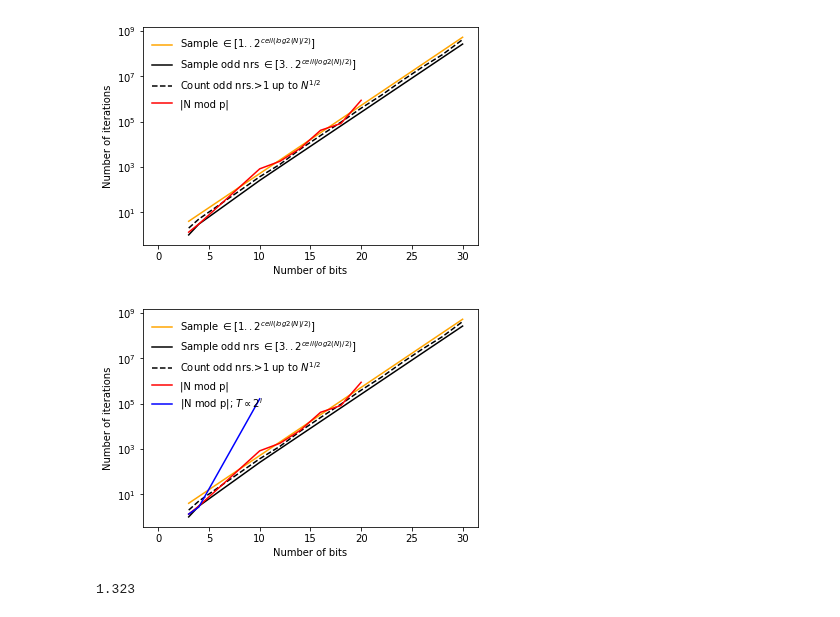
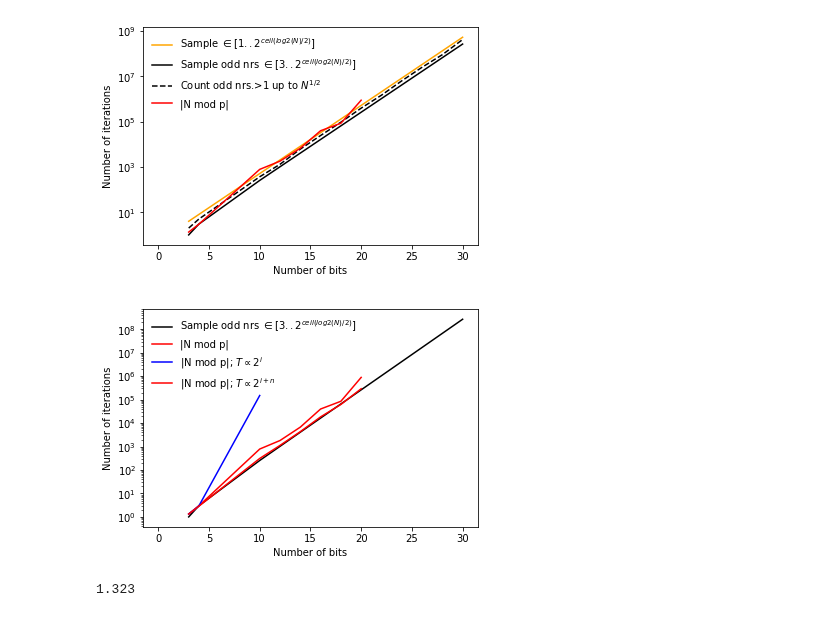
Before and after one commit to lican81/A0_DUT, a Jupyter notebook: GUI/Thomas/sandbox_prime_factorization.ipynb, the cells around one changed output. Saved outputs shown, nothing was run; the diff lists cells and outputs as text; code cells hidden in the pictures.

```diff
--- a/GUI/Thomas/sandbox_prime_factorization.ipynb
+++ b/GUI/Thomas/sandbox_prime_factorization.ipynb
@@ -106,7 +106,7 @@ def E_fun_mod_N(x,y,N):
 
 @nb.jit(nopython=True)
 def E_fun(x,y,N,E_fun_type):
-    if (E_fun_type==0) or (E_fun_type==1):
+    if (E_fun_type==0) or (E_fun_type==1) or (E_fun_type==2):
         return E_fun_mod_N(x,y,N)
     else:
         raise Exception("Function type for E_fun not yet implemented")
@@ -118,6 +118,8 @@ def temp_scaling(T0,T_base,bit_pos,n,E_fun_type):
         return T0 * T_base**(n)#work in float numbers to avoid overflow
     elif E_fun_type==1:
         return T0 * T_base**(bit_pos)#work in float numbers to avoid overflow
+    elif E_fun_type==2:
+        return T0 * T_base**(bit_pos+n)#work in float numbers to avoid overflow
     else:
         raise Exception("Function type for E_fun not yet implemented")
         return 0
@@ -449,0 +452,10 @@ Elapsed (after compilation) = 18.4529998302
+# %%
+# NOW THE FUNCTION IS COMPILED, RE-TIME IT EXECUTING FROM CACHE
+start = time.time()
+data_arr_Eft2=perform_prime_factorization(problem_and_sol_arr,num_runs = 1000,
+                                     max_iter = None,N_cases=8, #problem_and_sol_arr.shape[0]
+                                    E_fun_type=2)
+end = time.time()
+print("Elapsed (after compilation) = %s" % (end - start))
+
+#N_cases=9; up to n bits = 22: Failed calculations:  0; Elapsed (after compilation) = 470.773000002
@@ -498,21 +529,22 @@ plt.show()
 # %%
 plt.figure(1)
 plt.clf()
-plt.semilogy(problem_and_sol_arr[:,0],2**(problem_and_sol_arr[:,0])/2.,"orange",label="Sample $\in[1..2^{ceil(log2(N)/2)}]$")
+#plt.semilogy(problem_and_sol_arr[:,0],2**(problem_and_sol_arr[:,0])/2.,"orange",label="Sample $\in[1..2^{ceil(log2(N)/2)}]$")
 # ..-1 because 1 is not our prime number
 plt.semilogy(problem_and_sol_arr[:,0],(2**(problem_and_sol_arr[:,0])/2.+1)//2-1,"k",label="Sample odd nrs $\in[3..2^{ceil(log2(N)/2)}]$")
 #plt.semilogy(problem_and_sol_arr[:,0],problem_and_sol_arr[:,-1]**.5,"k--",label=r"Count up to $N^{1/2}$")
-plt.semilogy(problem_and_sol_arr[:,0],np.floor(problem_and_sol_arr[:,-1]**.5+1)//2-1,"k--",label=r"Count odd nrs.>1 up to $N^{1/2}$")
+#plt.semilogy(problem_and_sol_arr[:,0],np.floor(problem_and_sol_arr[:,-1]**.5+1)//2-1,"k--",label=r"Count odd nrs.>1 up to $N^{1/2}$")
 plt.semilogy(data_arr[:,0],data_arr[:,1],"r",label=r"|N mod p|")
 plt.semilogy(data_arr_Eft1[:,0],data_arr_Eft1[:,1],"b",label=r"|N mod p|; $T \propto 2^i$")
+plt.semilogy(data_arr_Eft2[:,0],data_arr_Eft2[:,1],"r",label=r"|N mod p|; $T \propto 2^{i+n}$")
 leg=plt.legend(loc=0)
 leg.draw_frame(False)
 plt.xlabel("Number of bits")
 plt.ylabel("Number of iterations")
 #TODO: plot errorbars.
 plt.show()
 # %% [output]
-[figure, old version]
+[figure, new version]
 # %%
 data_arr[0,1]
 # %% [output]
```
Also changed, not shown: parts of 4 cells of this notebook, 1 other file.
